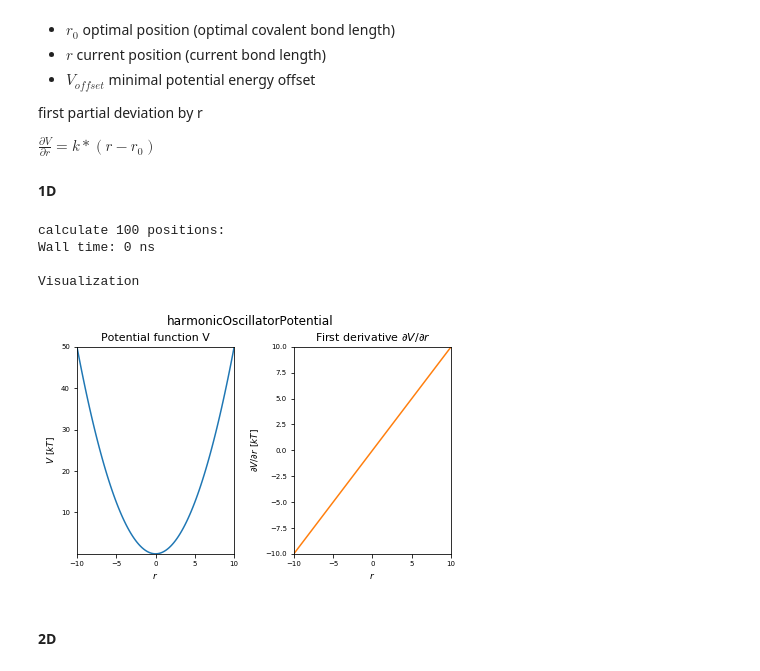
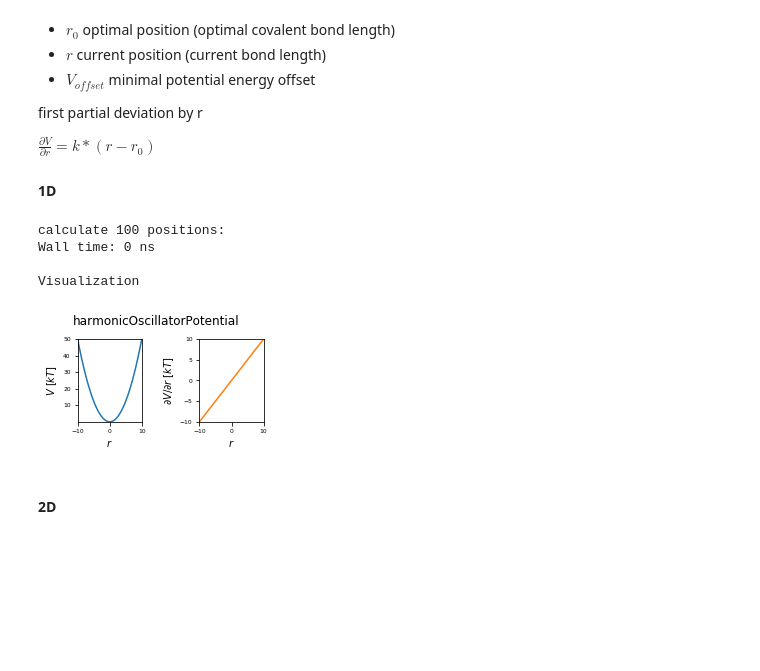
Before and after one commit to rinikerlab/Ensembler, a Jupyter notebook: examples/BasicPotentials.ipynb, the cells around one changed output. Cells and saved outputs as stored; diff of their text form; code cells hidden in the pictures; blank space fills up the shorter version.

```diff
--- a/examples/BasicPotentials.ipynb
+++ b/examples/BasicPotentials.ipynb
@@ -59,23 +59,23 @@ $\frac{\partial V}{\partial r} = k*(r - r_0) $
 # %%
 # 1D
 positions = np.linspace(-10,10, test_timing_with_points)
 
 V = potentials1D.harmonicOscillatorPotential()
 #print(V)
 
 print("calculate "+str(len(positions))+" positions: ")
 %time V.ene(positions)
 
 print("\nVisualization")
-fig, axes = vis.plot_1DPotential_Term(V, positions=positions)
+fig, axes = vis.plot_1DPotential(V, positions=positions)
 
-#fig.savefig("harmonic_Oscillator.png")
+fig.savefig("harmonic_Oscillator.png")
 # %% [output]
 calculate 100 positions:
 Wall time: 0 ns
 
 Visualization
-[figure, old version]
+[figure, new version]
 # %% [markdown]
 #### 2D
 # %%
```
Also changed, not shown: parts of 48 cells of this notebook, 35 other files.
